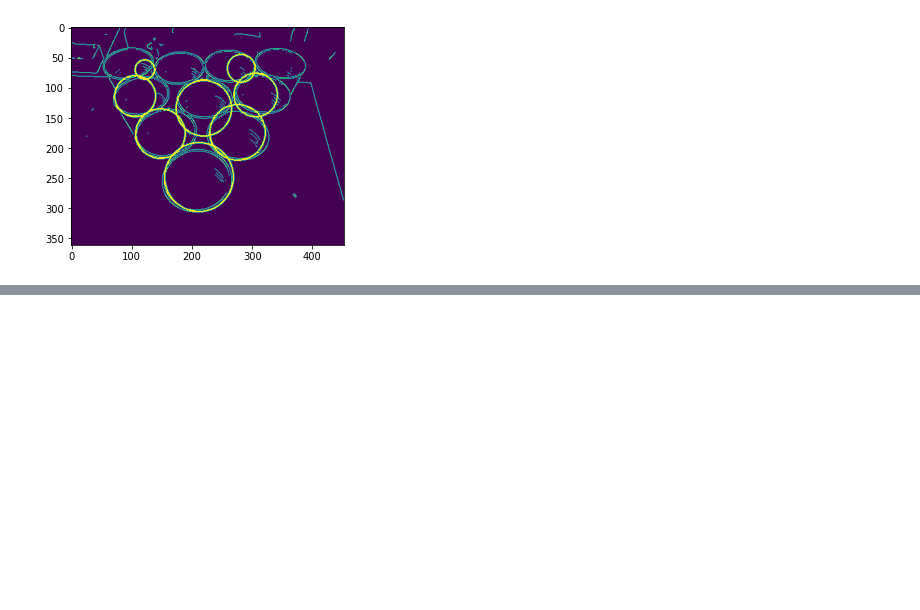
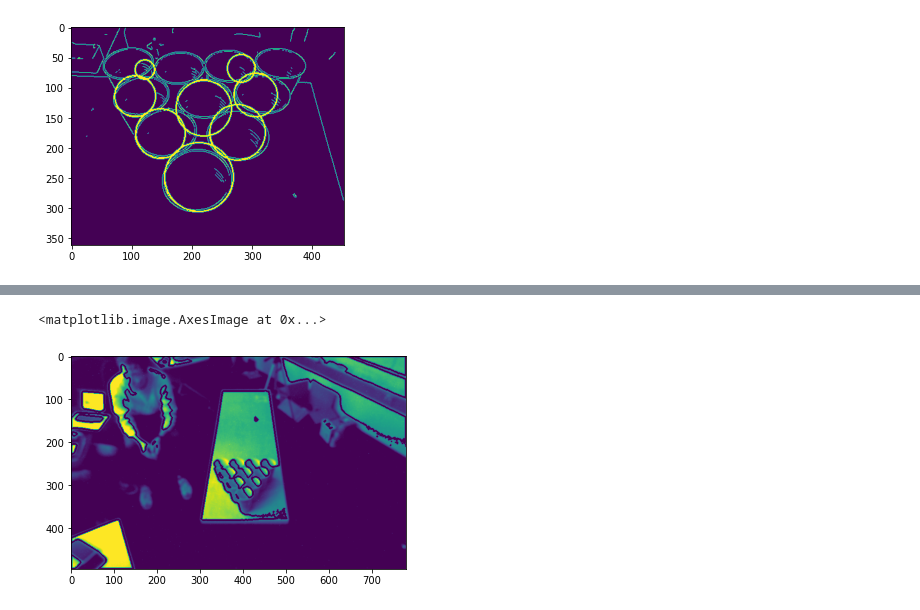
Before and after one commit to mech-a/ee106a-fa22, a Jupyter notebook: notebooks/image_processing.ipynb, the cells around one changed output, grey strips where cells are left out. Saved outputs shown, nothing was run; the diff lists cells and outputs as text; code cells hidden in the pictures; blank space fills up the shorter version.

```diff
--- a/notebooks/image_processing.ipynb
+++ b/notebooks/image_processing.ipynb
@@ -173,0 +230,27 @@ plt.imshow(im_with_keypoints)
+# %%
+import numpy as np
+import cv2
+import matplotlib.pyplot as plt
+
+img = cv2.imread('image-5.png')
+imgray = cv2.cvtColor(img, cv2.COLOR_BGR2GRAY)
+scale_percent = 50 # percent of original size
+width = int(img.shape[1] * scale_percent / 100)
+height = int(img.shape[0] * scale_percent / 100)
+dim = (width, height)
+
+# resize image
+resized = cv2.resize(imgray, dim)
+# print(dim)
+# print(img)
+# print(img.type())
+plt.imshow(resized)
+ret, thresh = cv2.threshold(resized, 127, 255, 0)
+contours, hierarchy = cv2.findContours(thresh, cv2.RETR_TREE, cv2.CHAIN_APPROX_SIMPLE)
+cv2.drawContours(resized, contours, -1, (0,255,0), 3)
+plt.imshow(resized)
+# edges = cv2.Canny(image=resized, threshold1=10, threshold2=100)
+# plt.imshow(edges)
+# %% [output]
+<matplotlib.image.AxesImage at 0x...>
+[figure, added]
```
Also changed, not shown: parts of 5 cells of this notebook, 6 other files.
